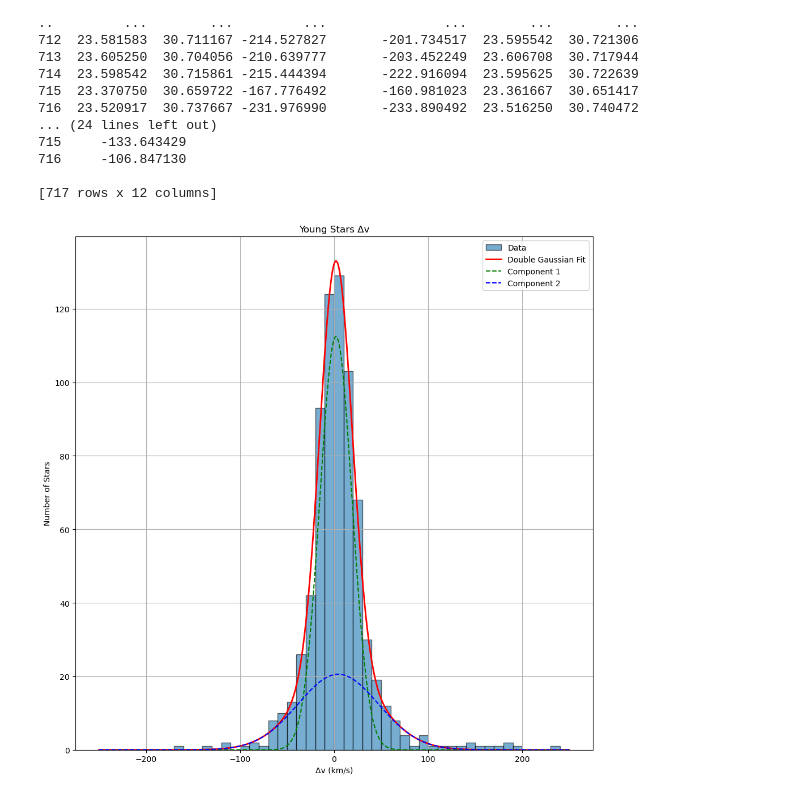
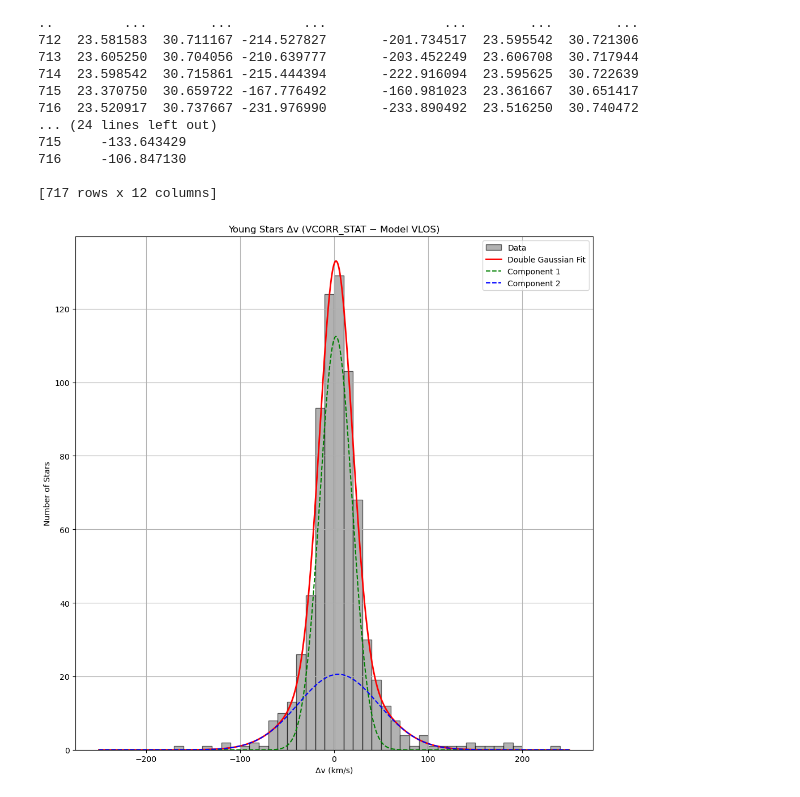
Before and after one commit to Gautam-Kumaran/M33_Analysis, a Jupyter notebook: SIP Codes/spatialv1.ipynb, the cells around one changed output. Saved outputs shown, nothing was run; the diff lists cells and outputs as text; code cells hidden in the pictures.

Commit message:
Gaussian Fit

```diff
--- a/SIP Codes/spatialv1.ipynb
+++ b/SIP Codes/spatialv1.ipynb
@@ -402,51 +402,50 @@ print(triplet_grouped)
 # %%
 import numpy as np
 import matplotlib.pyplot as plt
 from scipy.optimize import curve_fit
 
+# Compute delta v
+youngs['delta'] = youngs['VCORR_STAT'] - youngs['model_vlos']
+young_delta_list = youngs['delta'].dropna().to_numpy()
 
-youngs['delta'] = youngs['VCORR_STAT'] - youngs['model_vlos']
-
-
-young_delta_list = youngs['delta']
-
+# Histogram setup
 xmin, xmax = -250, 250
 bins = 50
 hist_vals, bin_edges = np.histogram(young_delta_list, bins=bins, range=(xmin, xmax))
 bin_centers = 0.5 * (bin_edges[1:] + bin_edges[:-1])
 
-
+# Define double Gaussian model
 def double_gaussian(x, A1, mu1, sigma1, A2, mu2, sigma2):
     gauss1 = A1 * np.exp(-(x - mu1)**2 / (2 * sigma1**2))
     gauss2 = A2 * np.exp(-(x - mu2)**2 / (2 * sigma2**2))
     return gauss1 + gauss2
 
-
+# Initial guess
 p0 = [max(hist_vals), 0, 30, max(hist_vals)/2, -50, 50]
 
+# Fit
+params, cov = curve_fit(double_gaussian, bin_centers, hist_vals, p0=p0)
+A1, mu1, sigma1, A2, mu2, sigma2 = params
 
-params, cov = curve_fit(double_gaussian, bin_centers, hist_vals, p0=p0)
-
-
+# Generate fit curves
 x_fit = np.linspace(xmin, xmax, 1000)
 y_fit = double_gaussian(x_fit, *params)
+component1 = A1 * np.exp(-(x_fit - mu1)**2 / (2 * sigma1**2))
+component2 = A2 * np.exp(-(x_fit - mu2)**2 / (2 * sigma2**2))
 
+# Plot
+plt.figure(figsize=(10, 10))
+plt.hist(young_delta_list, bins=bins, range=(xmin, xmax), color='gray', edgecolor='black', alpha=0.6, label='Data')
+plt.plot(x_fit, y_fit, 'r-', lw=2, label='Double Gaussian Fit')
+plt.plot(x_fit, component1, 'g--', label='Component 1')
+plt.plot(x_fit, component2, 'b--', label='Component 2')
 
-plt.figure(figsize=(10, 10))
-plt.hist(young_delta_list, bins=bins, range=(xmin, xmax), edgecolor='black', alpha=0.6, label='Data')
-plt.plot(x_fit, y_fit, 'r-', lw=2, label='Double Gaussian Fit')
-
-
-A1, mu1, sigma1, A2, mu2, sigma2 = params
-plt.plot(x_fit, A1 * np.exp(-(x_fit - mu1)**2 / (2 * sigma1**2)), 'g--', label='Component 1')
-plt.plot(x_fit, A2 * np.exp(-(x_fit - mu2)**2 / (2 * sigma2**2)), 'b--', label='Component 2')
-
-plt.title("Young Stars Δv")
+plt.title("Young Stars Δv (VCORR_STAT − Model VLOS)")
 plt.xlabel("Δv (km/s)")
 plt.ylabel("Number of Stars")
 plt.legend()
 plt.grid(True)
 plt.tight_layout()
 plt.show()
 # %% [output]
-[figure, old version]
+[figure, new version]
```
Also changed, not shown: parts of 2 cells of this notebook.
